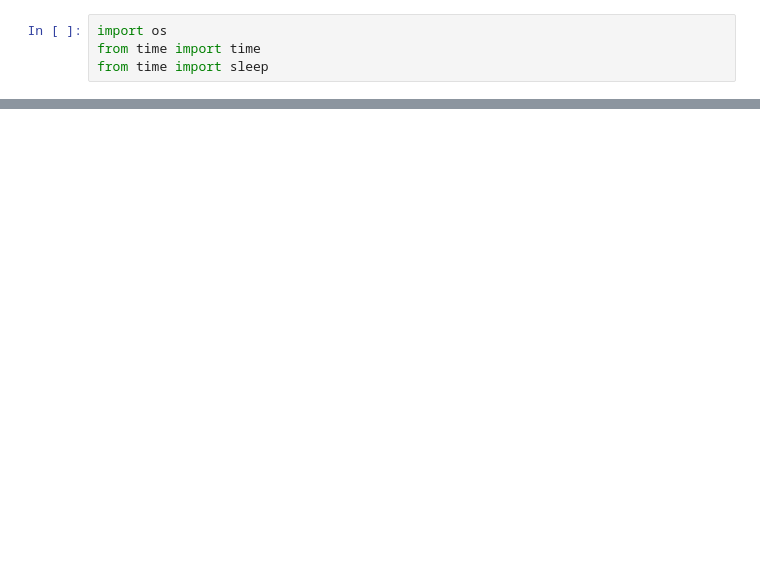
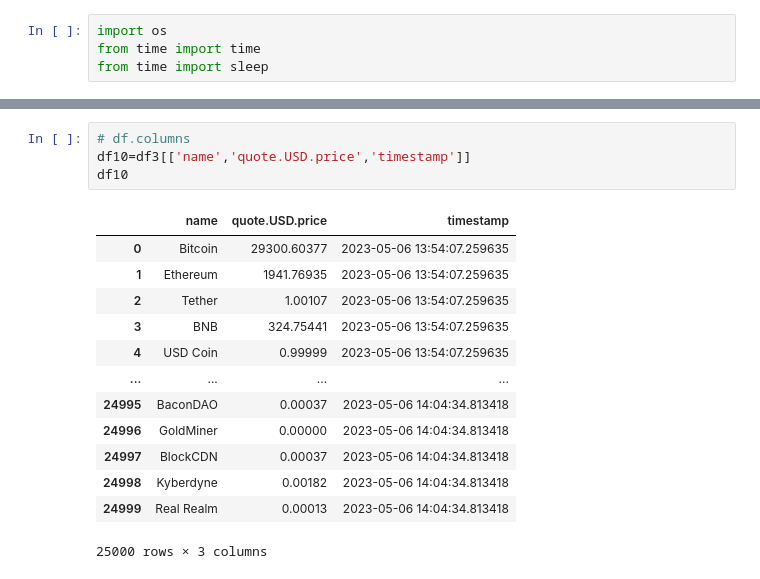
Before and after one commit to TuanMinhaj/Automating-Crypto-Website-API-Pull-Using-Python, a Jupyter notebook: crypto.ipynb, the cells around one changed output, grey strips where cells are left out. Saved outputs shown, nothing was run; the diff lists cells and outputs as text; blank space fills up the shorter version.

```diff
--- a/crypto.ipynb
+++ b/crypto.ipynb
@@ -94,0 +263,18 @@ df3['timestamp'].head(10000)
+# %%
+# df.columns
+df10=df3[['name','quote.USD.price','timestamp']]
+df10
+# %% [output]
+|  | name | quote.USD.price | timestamp |
+| 0 | Bitcoin | 29300.60377 | 2023-05-06 13:54:07.259635 |
+| 1 | Ethereum | 1941.76935 | 2023-05-06 13:54:07.259635 |
+| 2 | Tether | 1.00107 | 2023-05-06 13:54:07.259635 |
+| 3 | BNB | 324.75441 | 2023-05-06 13:54:07.259635 |
+| 4 | USD Coin | 0.99999 | 2023-05-06 13:54:07.259635 |
+| ... | ... | ... | ... |
+| 24995 | BaconDAO | 0.00037 | 2023-05-06 14:04:34.813418 |
+| 24996 | GoldMiner | 0.00000 | 2023-05-06 14:04:34.813418 |
+| 24997 | BlockCDN | 0.00037 | 2023-05-06 14:04:34.813418 |
+| 24998 | Kyberdyne | 0.00182 | 2023-05-06 14:04:34.813418 |
+| 24999 | Real Realm | 0.00013 | 2023-05-06 14:04:34.813418 |
+25000 rows × 3 columns
```
Also changed, not shown: parts of 29 cells of this notebook.
